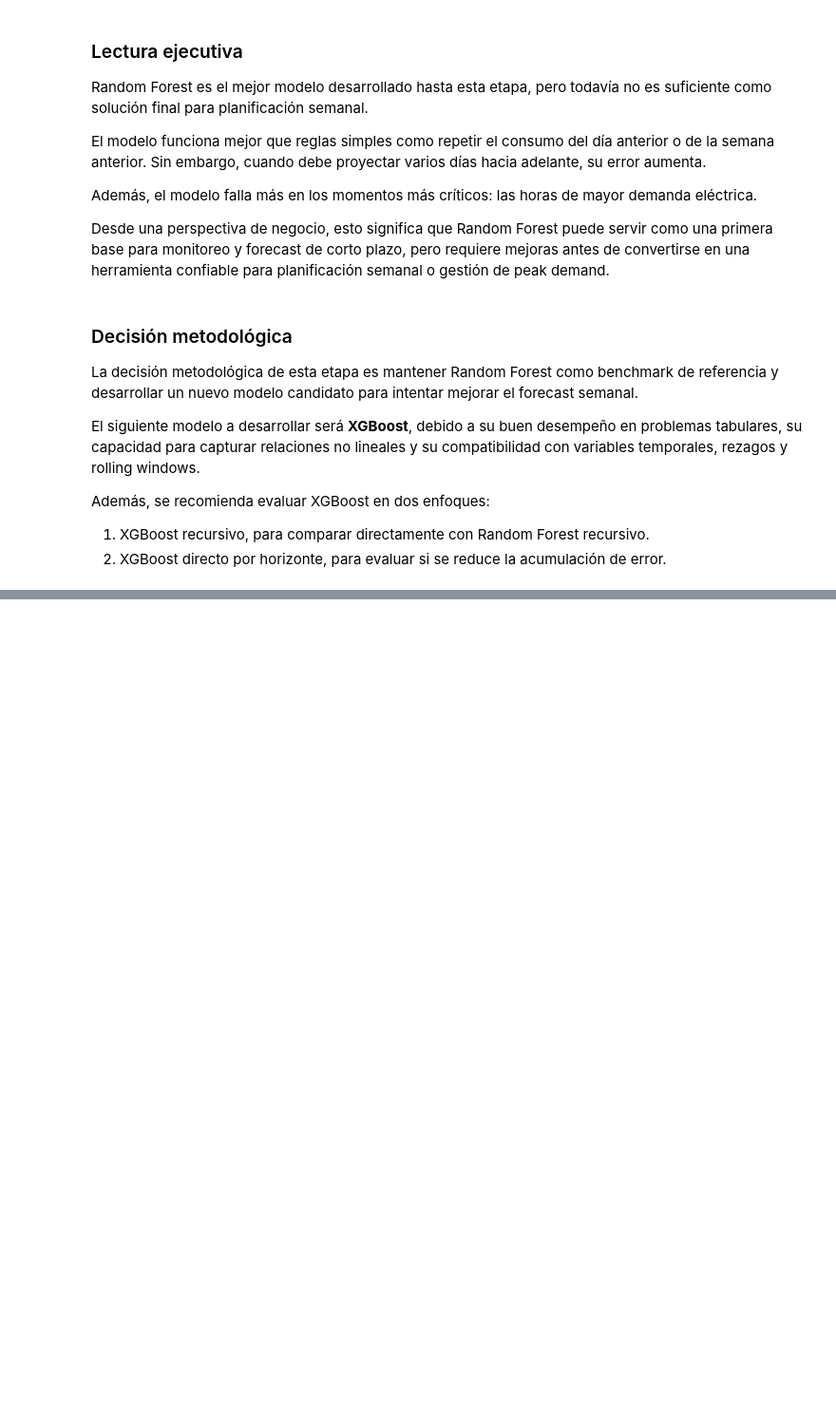
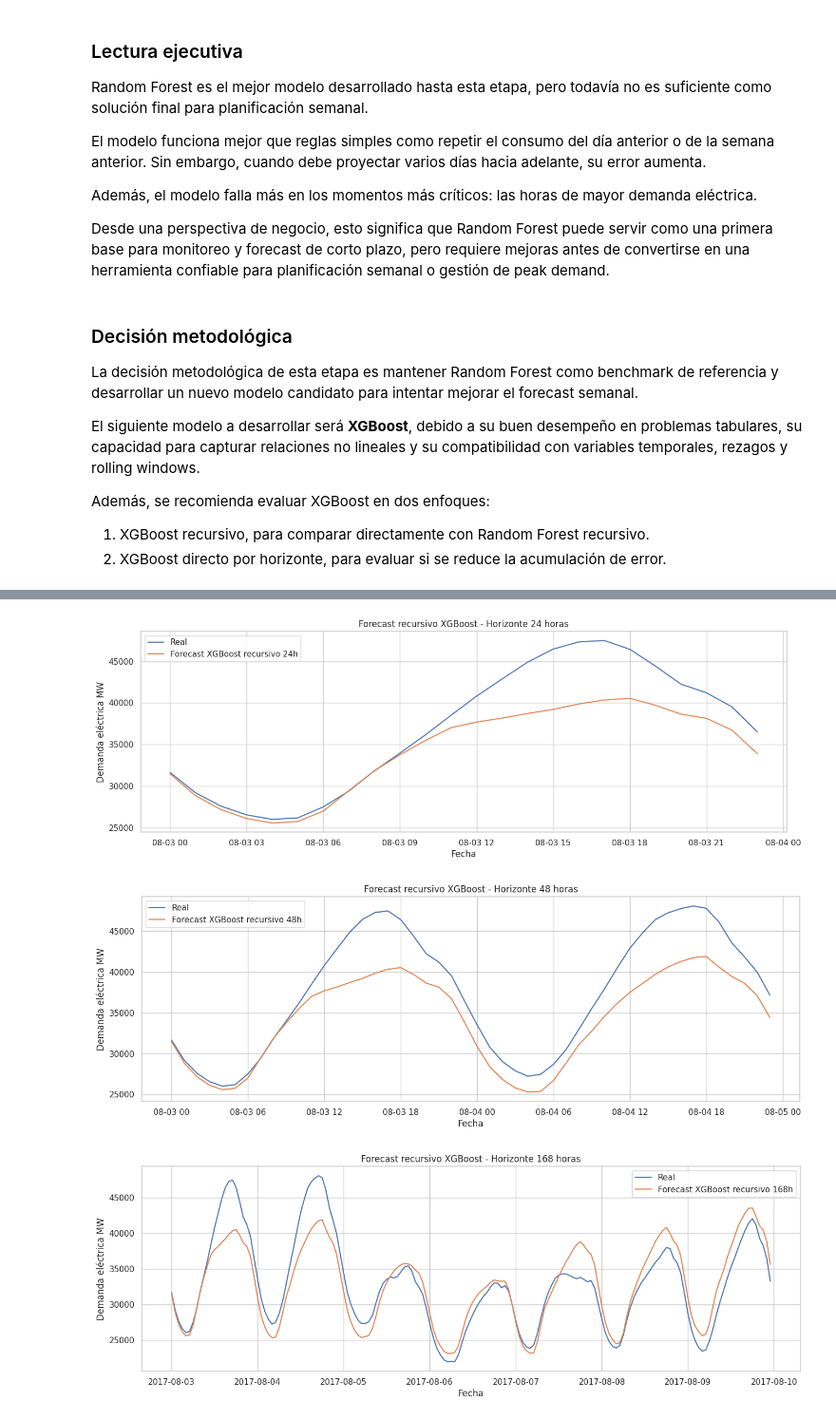
Before and after one commit to jonabaroadsrp/Portafolio_Energia_P1, a Jupyter notebook: forecasting_de_demanda_electrica_P1.ipynb, the cells around one changed output, grey strips where cells are left out. Shown at 95% size. Drawn from its saved outputs; the diff is of its cells as text; code cells hidden in the pictures; blank space fills up the shorter version.

```diff
--- a/forecasting_de_demanda_electrica_P1.ipynb
+++ b/forecasting_de_demanda_electrica_P1.ipynb
@@ -3397,0 +3485,19 @@ Además, se recomienda evaluar XGBoost en dos enfoques:
+# %%
+# ============================================================
+# 82. ENTRENAMIENTO DE XGBOOST BASE
+# ============================================================
+
+xgb_model = XGBRegressor(
+    n_estimators=500,
+    learning_rate=0.05,
+    max_depth=6,
+    subsample=0.8,
+    colsample_bytree=0.8,
+    objective='reg:squarederror',
+    random_state=42,
+    n_jobs=-1
+)
+
+xgb_model.fit(X_train, y_train)
+
+print("Modelo XGBoost base entrenado correctamente")
@@ -3397,0 +3615,23 @@ Además, se recomienda evaluar XGBoost en dos enfoques:
+# %%
+# ============================================================
+# 87. VISUALIZACIÓN REAL VS FORECAST XGBOOST RECURSIVO
+# ============================================================
+
+for h in horizons:
+    y_true_h = xgb_recursive_predictions[h]['y_true']
+    y_pred_h = xgb_recursive_predictions[h]['y_pred']
+
+    plt.figure(figsize=(16, 5))
+    plt.plot(y_true_h.index, y_true_h, label='Real')
+    plt.plot(y_pred_h.index, y_pred_h, label=f'Forecast XGBoost recursivo {h}h')
+
+    plt.title(f'Forecast recursivo XGBoost - Horizonte {h} horas')
+    plt.xlabel('Fecha')
+    plt.ylabel('Demanda eléctrica MW')
+    plt.legend()
+    plt.grid(True)
+    plt.show()
+# %% [output]
+[figure, added]
+[figure, added]
+[figure, added]
```
Also changed, not shown: parts of 37 cells of this notebook.
